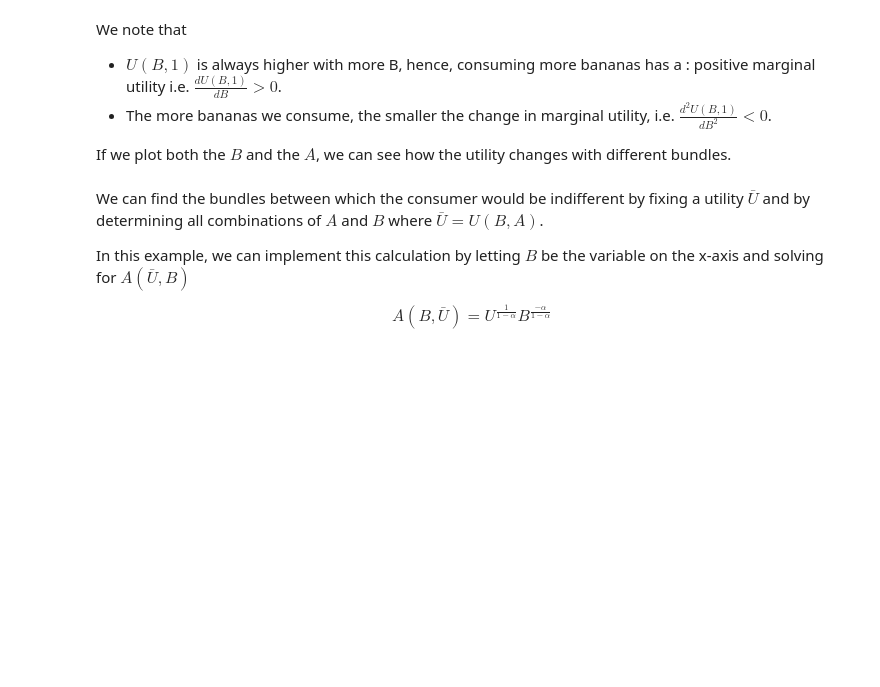
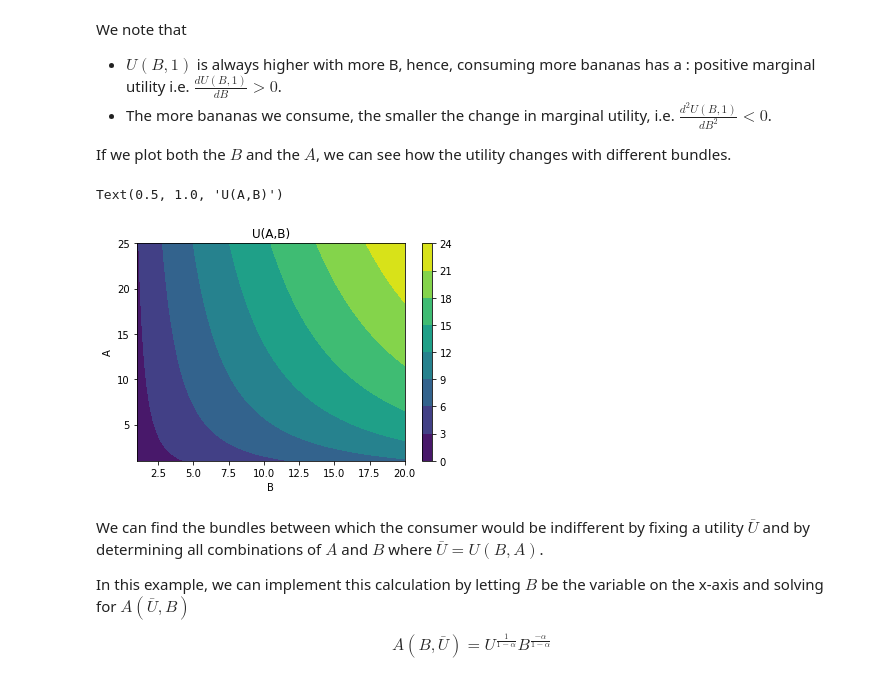
Before and after one commit to beauvilerobed/ds-ml-notes-projects-and-tutorials, a Jupyter notebook: projects/intro-to-economic-modeling-and-ds/scientific-computing/optimization.ipynb, the cells around one changed output. Cells and saved outputs as stored; diff of their text form; code cells hidden in the pictures; blank space fills up the shorter version.

```diff
--- a/projects/intro-to-economic-modeling-and-ds/scientific-computing/optimization.ipynb
+++ b/projects/intro-to-economic-modeling-and-ds/scientific-computing/optimization.ipynb
@@ -159,11 +159,14 @@ If we plot both the $B$ and the $A$, we can see how the utility changes with dif
 # %%
 fig, ax = plt.subplots()
 B = np.linspace(1, 20, 100).reshape((100, 1))
-contours = ax.contourf(A, B.flatten(), U(A, B))
+contours = ax.contourf(B.flatten(), A, U(A, B))
 fig.colorbar(contours)
-ax.set_xlabel("A")
-ax.set_ylabel("B")
+ax.set_xlabel("B")
+ax.set_ylabel("A")
 ax.set_title("U(A,B)")
+# %% [output]
+Text(0.5, 1.0, 'U(A,B)')
+[figure, added]
 # %% [markdown]
 We can find the bundles between which the consumer would be indifferent by fixing a utility $\bar{U}$ and by determining all combinations of $A$ and $B$ where $\bar{U} = U(B, A)$.
 
```
Also changed, not shown: parts of 8 cells of this notebook.
